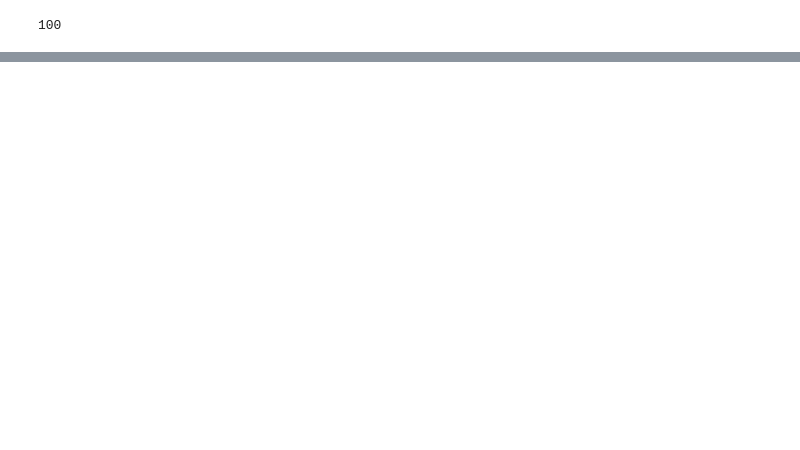
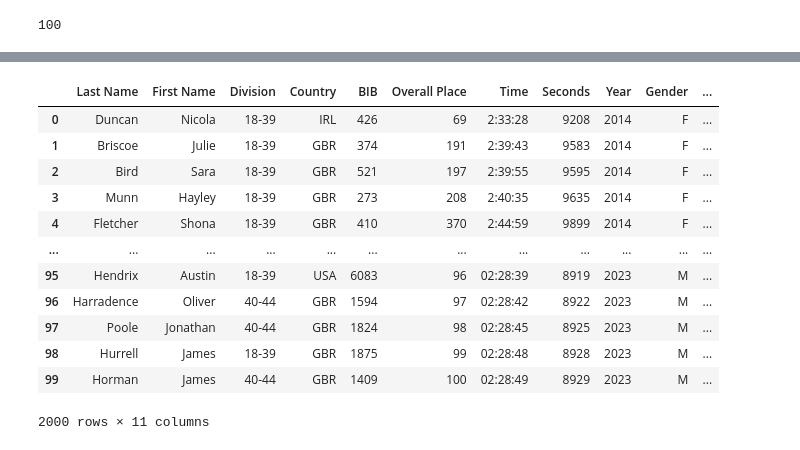
Before and after one commit to snwnkang/CS171_Final_vis_Marathon, a Jupyter notebook: London_Marathon_scraper_inprogress.ipynb, the cells around one changed output, grey strips where cells are left out. Cells and saved outputs as stored; diff of their text form; code cells hidden in the pictures; blank space fills up the shorter version.

```diff
--- a/London_Marathon_scraper_inprogress.ipynb
+++ b/London_Marathon_scraper_inprogress.ipynb
@@ -3368,0 +2137,16 @@ df.to_csv('Chicago_Marathon2014.csv', index=False)
+# %%
+df2019f = pd.read_csv("https://raw.githubusercontent.com/snwnkang/CS171_Final_vis_Marathon/main/data/london_data/London_Marathon_F2019.csv")
+df2019m = pd.read_csv("https://raw.githubusercontent.com/snwnkang/CS171_Final_vis_Marathon/main/data/london_data/London_Marathon_M2019.csv")
+df2020f = pd.read_csv("https://raw.githubusercontent.com/snwnkang/CS171_Final_vis_Marathon/main/data/london_data/London_Marathon_F2020.csv")
+df2020m = pd.read_csv("https://raw.githubusercontent.com/snwnkang/CS171_Final_vis_Marathon/main/data/london_data/London_Marathon_M2020.csv")
+df2021f = pd.read_csv("https://raw.githubusercontent.com/snwnkang/CS171_Final_vis_Marathon/main/data/london_data/London_Marathon_F2021.csv")
+df2021m = pd.read_csv("https://raw.githubusercontent.com/snwnkang/CS171_Final_vis_Marathon/main/data/london_data/London_Marathon_M2021.csv")
+df2022f = pd.read_csv("https://raw.githubusercontent.com/snwnkang/CS171_Final_vis_Marathon/main/data/london_data/London_Marathon_F2022.csv")
+df2022m = pd.read_csv("https://raw.githubusercontent.com/snwnkang/CS171_Final_vis_Marathon/main/data/london_data/London_Marathon_M2022.csv")
+df2023f = pd.read_csv("https://raw.githubusercontent.com/snwnkang/CS171_Final_vis_Marathon/main/data/london_data/London_Marathon_F2023.csv")
+df2023m = pd.read_csv("https://raw.githubusercontent.com/snwnkang/CS171_Final_vis_Marathon/main/data/london_data/London_Marathon_M2023.csv")
+# %%
+dfsnewer = [df2019f, df2019m, df2020f, df2020m, df2021f, df2021m, df2022f, df2022m, df2023f, df2023m]
+# %%
+combined_df2 = pd.concat(dfsnewer)
+combined_df2
@@ -3368,0 +2167,19 @@ df.to_csv('Chicago_Marathon2014.csv', index=False)
+# %%
+df_all = [combined_df, combined_df2]
+combined_df = pd.concat(df_all)
+# %%
+combined_df
+# %% [output]
+|  | Last Name | First Name | Division | Country | BIB | Overall Place | Time | Seconds | Year | Gender | ... |
+| 0 | Duncan | Nicola | 18-39 | IRL | 426 | 69 | 2:33:28 | 9208 | 2014 | F | ... |
+| 1 | Briscoe | Julie | 18-39 | GBR | 374 | 191 | 2:39:43 | 9583 | 2014 | F | ... |
+| 2 | Bird | Sara | 18-39 | GBR | 521 | 197 | 2:39:55 | 9595 | 2014 | F | ... |
+| 3 | Munn | Hayley | 18-39 | GBR | 273 | 208 | 2:40:35 | 9635 | 2014 | F | ... |
+| 4 | Fletcher | Shona | 18-39 | GBR | 410 | 370 | 2:44:59 | 9899 | 2014 | F | ... |
+| ... | ... | ... | ... | ... | ... | ... | ... | ... | ... | ... | ... |
+| 95 | Hendrix | Austin | 18-39 | USA | 6083 | 96 | 02:28:39 | 8919 | 2023 | M | ... |
+| 96 | Harradence | Oliver | 40-44 | GBR | 1594 | 97 | 02:28:42 | 8922 | 2023 | M | ... |
+| 97 | Poole | Jonathan | 40-44 | GBR | 1824 | 98 | 02:28:45 | 8925 | 2023 | M | ... |
+| 98 | Hurrell | James | 18-39 | GBR | 1875 | 99 | 02:28:48 | 8928 | 2023 | M | ... |
+| 99 | Horman | James | 40-44 | GBR | 1409 | 100 | 02:28:49 | 8929 | 2023 | M | ... |
+2000 rows × 11 columns
```
Also changed, not shown: parts of 80 cells of this notebook.
